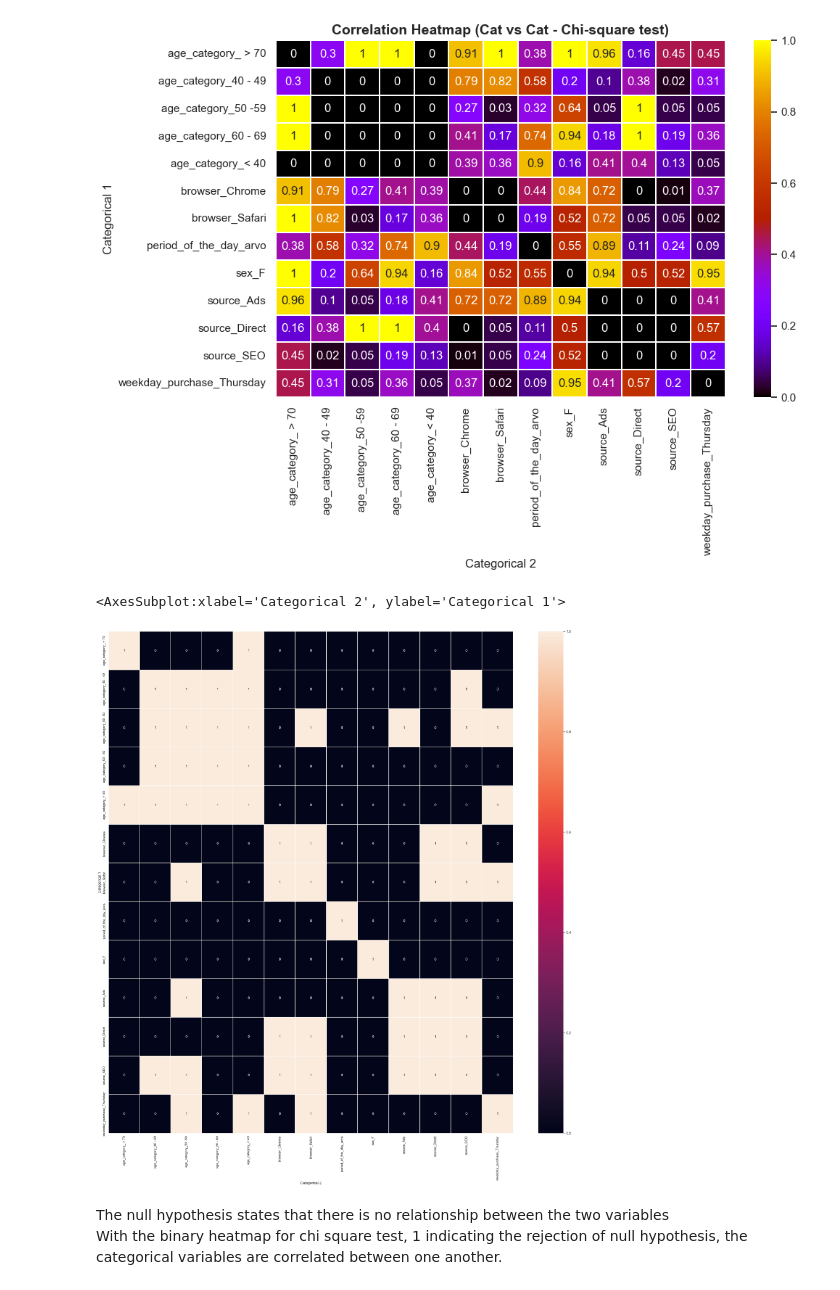
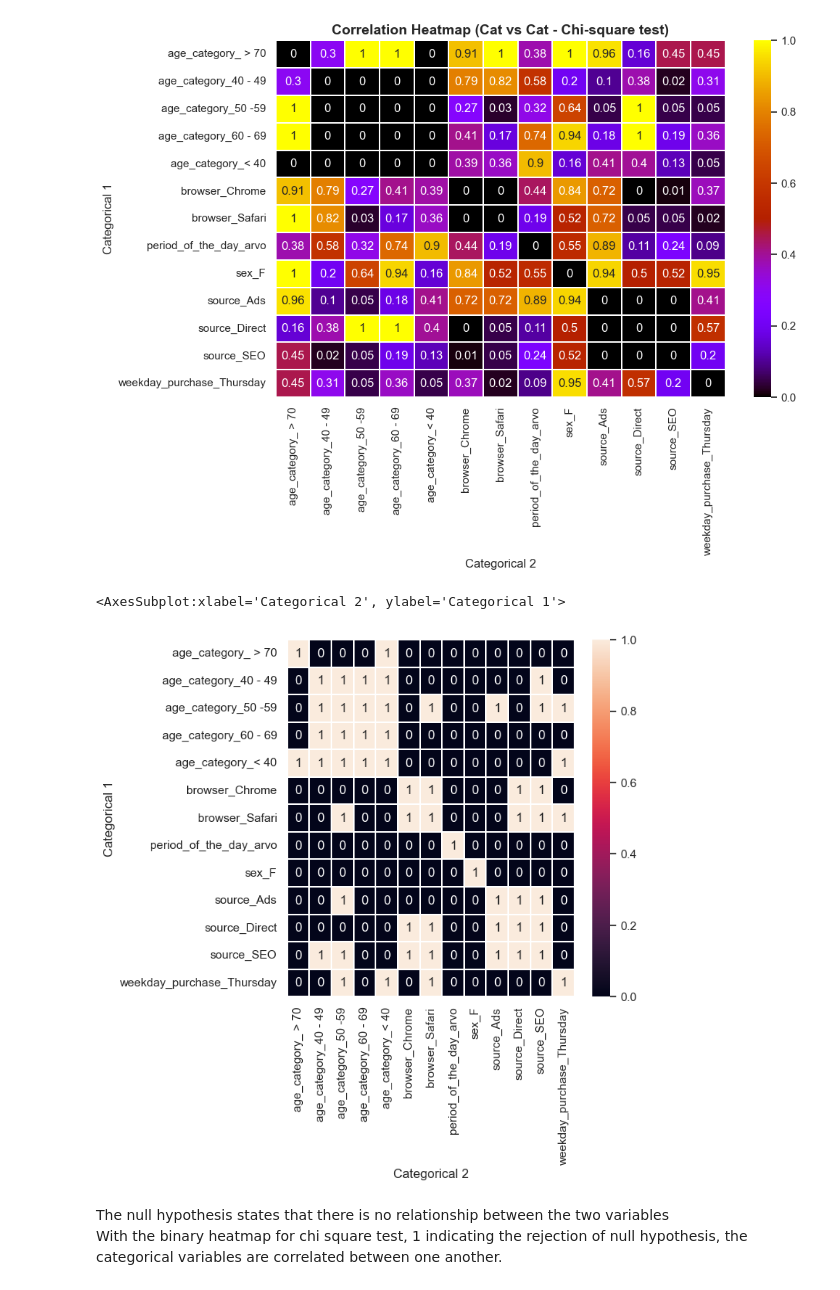
Before and after one commit to KohSiXing/BT4012-Fraud-Analytics, a Jupyter notebook: New_Dataset.ipynb, the cells around one changed output. Cells and saved outputs as stored; diff of their text form; code cells hidden in the pictures.

```diff
--- a/New_Dataset.ipynb
+++ b/New_Dataset.ipynb
@@ -696,12 +693,13 @@ plt.title('Correlation Heatmap (Cat vs Cat - Chi-square test)', fontsize=14, fon
 Text(0.5, 1.0, 'Correlation Heatmap (Cat vs Cat - Chi-square test)')
 [figure]
 # %%
+fig, ax = plt.subplots(1,1, figsize=(6,6))
 sns.heatmap(round(chisquare.pivot_table(index='Categorical 1', columns='Categorical 2', values='p-value'),2) <= 0.05,
                  annot=True,
                  linewidths=.05)
 # %% [output]
 <AxesSubplot:xlabel='Categorical 2', ylabel='Categorical 1'>
-[figure, old version]
+[figure, new version]
 # %% [markdown]
 The null hypothesis states that there is no relationship between the two variables <br>
 With the binary heatmap for chi square test, 1 indicating the rejection of null hypothesis, the categorical variables are correlated between one another.
```
Also changed, not shown: parts of 18 cells of this notebook, 1 other file.
